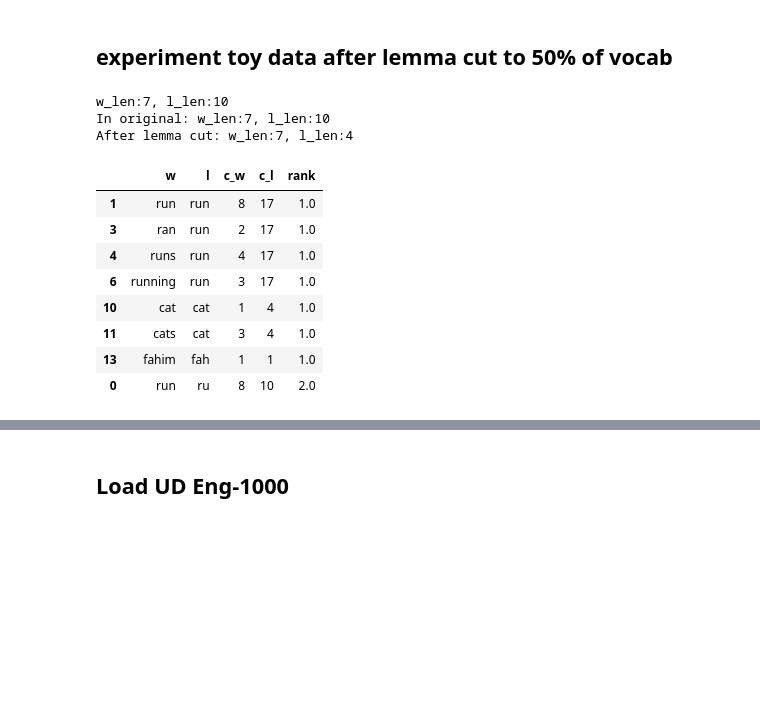
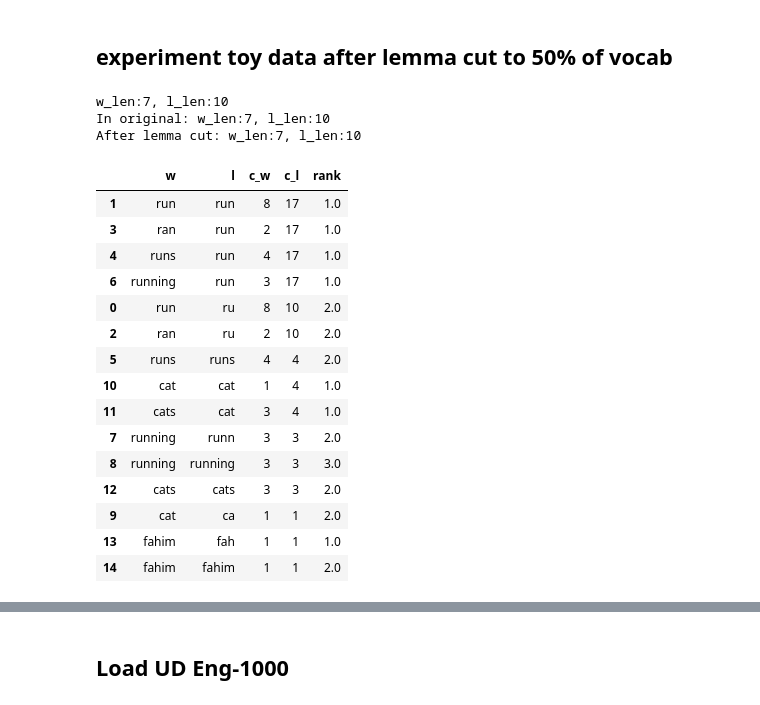
Before and after one commit to faisal-iut/minimal-morpho-inflection, a Jupyter notebook: experiments.ipynb, the cells around one changed output, grey strips where cells are left out. Saved outputs shown, nothing was run; the diff lists cells and outputs as text; code cells hidden in the pictures; blank space fills up the shorter version.

```diff
--- a/experiments.ipynb
+++ b/experiments.ipynb
@@ -136,29 +136,36 @@ df_result
 # %%
 toy = [['run', 'ru', 8],['run', 'run', 8], ['ran', 'ru', 2], ['ran', 'run', 2],
       ['runs', 'run', 4], ['runs', 'runs', 4], ['running', 'run', 3], ['running', 'runn', 3],
       ['running', 'running',3], ['cat', 'ca',1],['cat', 'cat', 1],['cats', 'cat',3], ['cats','cats',3],
       ['fahim','fah',1],['fahim','fahim',1]]
 df = pd.DataFrame(toy,columns=["w","l","c_w"])
 # df = df.drop_duplicates()
 print("w_len:{}, l_len:{}".format(len(set(df['w'])),len(set(df['l']))))
 dfc = count_word_for_lemma(df)
-dfc = cut_lemma_count(dfc)
+# dfc = cut_lemma_count(dfc)
 print("In original: w_len:{}, l_len:{}".format(len(set(df['w'])),len(set(df['l']))))
 print("After lemma cut: w_len:{}, l_len:{}".format(len(set(dfc['w'])),len(set(dfc['l']))))
 dfc
 # %% [output]
 w_len:7, l_len:10
 In original: w_len:7, l_len:10
-After lemma cut: w_len:7, l_len:4
+After lemma cut: w_len:7, l_len:10
 |  | w | l | c_w | c_l | rank |
 | 1 | run | run | 8 | 17 | 1.0 |
 | 3 | ran | run | 2 | 17 | 1.0 |
 | 4 | runs | run | 4 | 17 | 1.0 |
 | 6 | running | run | 3 | 17 | 1.0 |
+| 0 | run | ru | 8 | 10 | 2.0 |
+| 2 | ran | ru | 2 | 10 | 2.0 |
+| 5 | runs | runs | 4 | 4 | 2.0 |
 | 10 | cat | cat | 1 | 4 | 1.0 |
 | 11 | cats | cat | 3 | 4 | 1.0 |
+| 7 | running | runn | 3 | 3 | 2.0 |
+| 8 | running | running | 3 | 3 | 3.0 |
+| 12 | cats | cats | 3 | 3 | 2.0 |
+| 9 | cat | ca | 1 | 1 | 2.0 |
 | 13 | fahim | fah | 1 | 1 | 1.0 |
-| 0 | run | ru | 8 | 10 | 2.0 |
+| 14 | fahim | fahim | 1 | 1 | 2.0 |
 # %%
 dfc['p(l)']=1/len(set(dfc['l']))
 dfc['p(w|l)']=1/df.groupby('l')['l'].transform('count')
```
Also changed, not shown: parts of 6 cells of this notebook, 2 other files.
